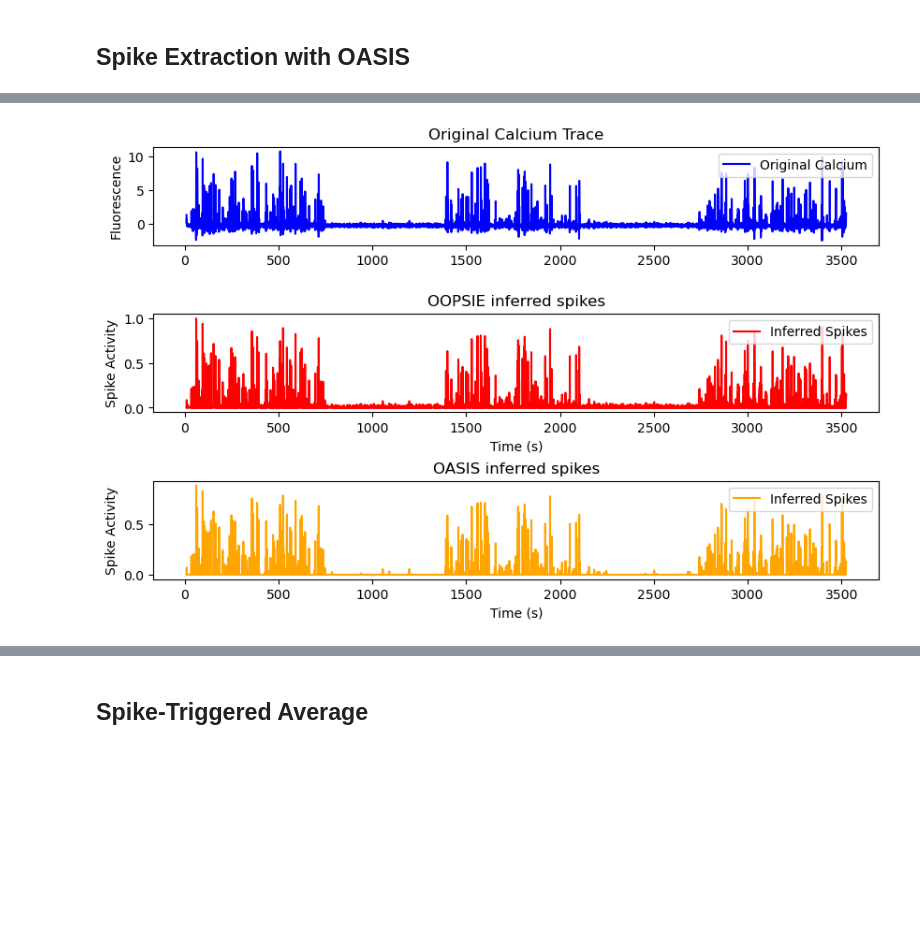
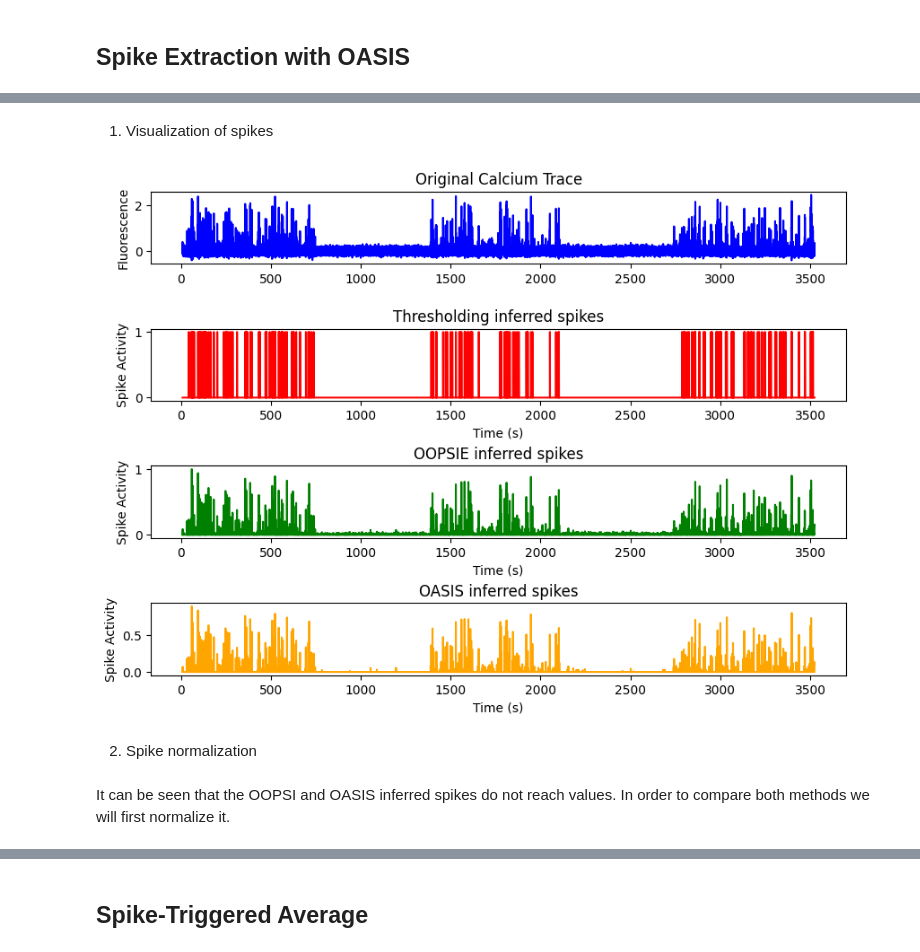
Before and after one commit to luciaganton/Neural-Data-Science, a Jupyter notebook: practical02_Agnese.ipynb, the cells around one changed output, grey strips where cells are left out. Cells and saved outputs as stored; diff of their text form; code cells hidden in the pictures; blank space fills up the shorter version.

Commit message:
Preprocessing and inference method explained

```diff
--- a/practical02_Agnese.ipynb
+++ b/practical02_Agnese.ipynb
@@ -649,0 +678,7 @@ c, s, b, g, lam = deconvolve(example_neuron, penalty=1)
+# %%
+# Previously computed - LOAD RESULTS
+
+data = np.load("OASIS_spikes.npz")
+oasis_spikes = data["spike_likelihoods"]
+# %%
+example_neuron = traces[60, :]
@@ -650,29 +691,34 @@ c, s, b, g, lam = deconvolve(example_neuron, penalty=1)
+# %% [markdown]
+1. Visualization of spikes
 # %%
 fig, axs = plt.subplots(
-    3, 1, figsize=(10, 6), height_ratios=[1, 1, 1], gridspec_kw=dict(hspace=0.7)
+    4, 1, figsize=(10, 7), height_ratios=[1, 1, 1, 1], gridspec_kw=dict(hspace=0.9)
 )
 
 # Plot 1: Original Calcium Trace
 axs[0].plot(time, example_neuron, label="Original Calcium", color="blue")
 axs[0].set_ylabel("Fluorescence")
-axs[0].legend(loc="upper right")
 axs[0].set_title("Original Calcium Trace")
 
 # Plot 3: Inferred Spikes
-axs[1].plot(time, n, label="Inferred Spikes", color="red")
+axs[1].plot(time, threshold_spikes[60], label="Inferred Spikes", color="red")
 axs[1].set_ylabel("Spike Activity")
 axs[1].set_xlabel("Time (s)")
-axs[1].legend(loc="upper right")
-axs[1].set_title("OOPSIE inferred spikes")
+axs[1].set_title("Thresholding inferred spikes")
 
 # Plot 3: Inferred Spikes
-axs[2].plot(time, s, label="Inferred Spikes", color="ORANGE")
+axs[2].plot(time, oopsi_spikes[60, :], label="Inferred Spikes", color="green")
 axs[2].set_ylabel("Spike Activity")
 axs[2].set_xlabel("Time (s)")
-axs[2].legend(loc="upper right")
-axs[2].set_title("OASIS inferred spikes")
+axs[2].set_title("OOPSIE inferred spikes")
+
+# Plot 3: Inferred Spikes
+axs[3].plot(time, oasis_spikes[60, :], label="Inferred Spikes", color="ORANGE")
+axs[3].set_ylabel("Spike Activity")
+axs[3].set_xlabel("Time (s)")
+axs[3].set_title("OASIS inferred spikes")
 
 plt.tight_layout()
 plt.show()
 # %% [output]
-[figure, old version]
+[figure, new version]
@@ -696,0 +725,4 @@ oasis_spikes = oasis_result["spike_likelihoods"]
+# %% [markdown]
+2. Spike normalization
+# %% [markdown]
+It can be seen that the OOPSI and OASIS inferred spikes do not reach values. In order to compare both methods we will first normalize it.
```
Also changed, not shown: parts of 30 cells of this notebook.
